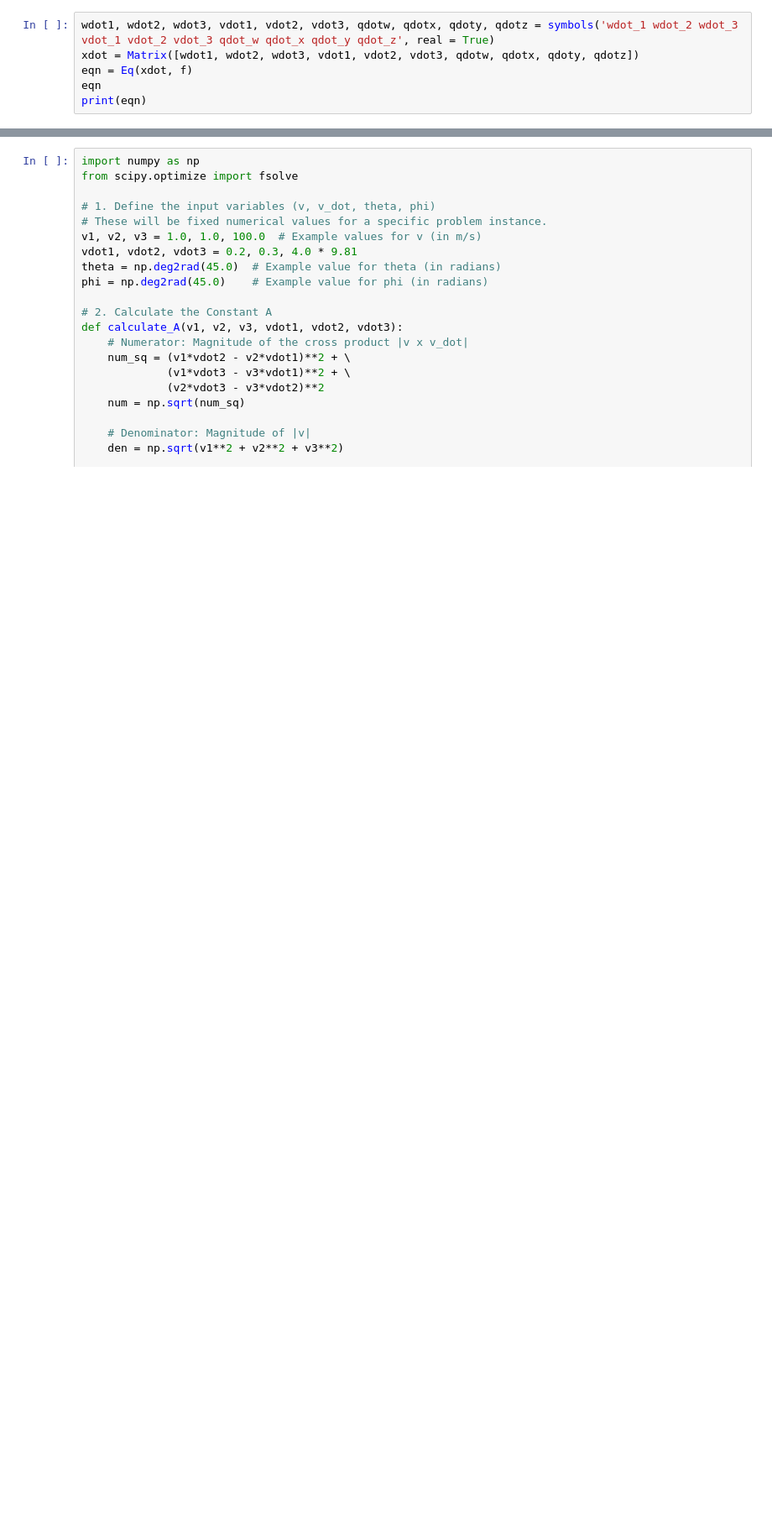
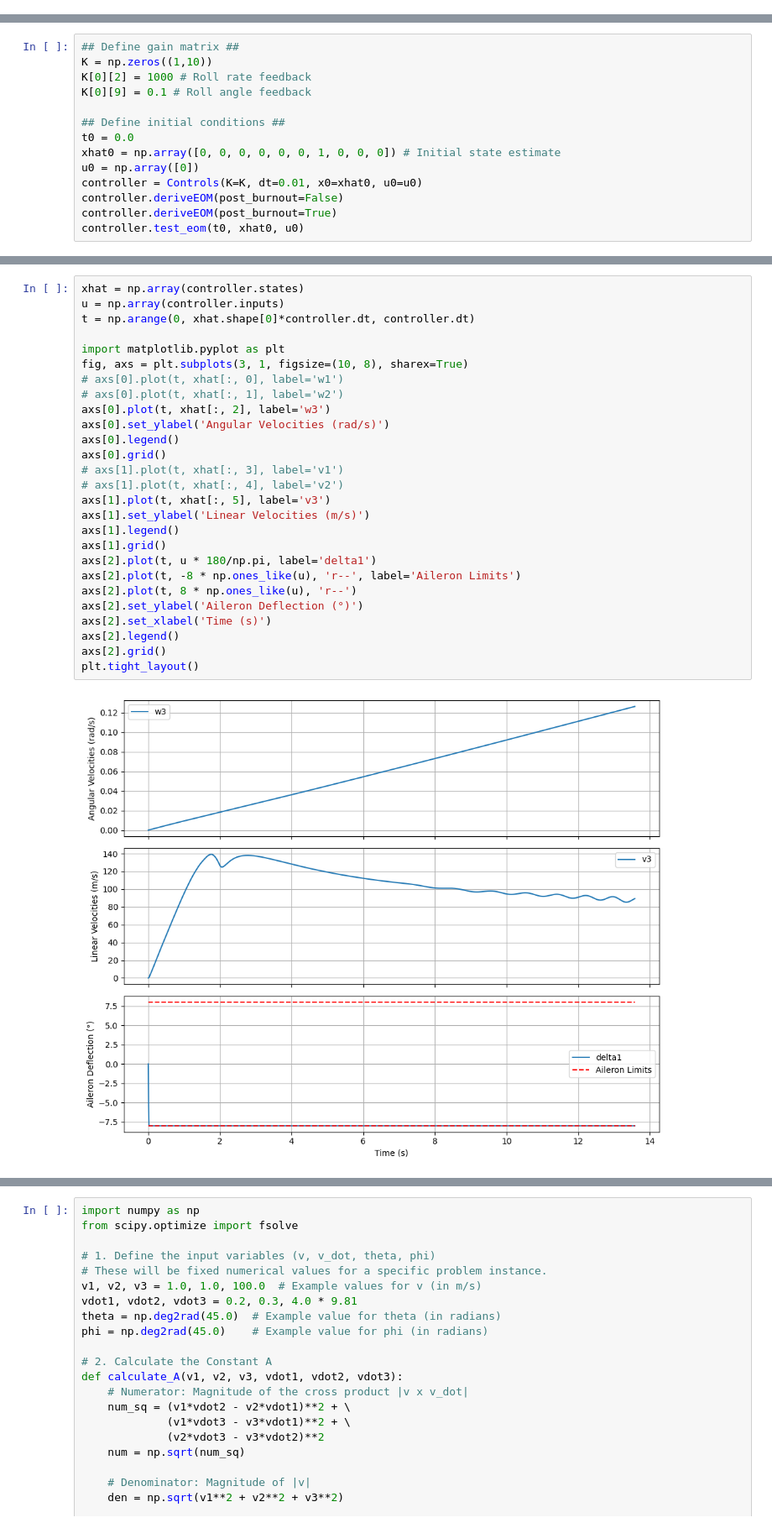
Before and after one commit to AODadbase/FV-Controls, a Jupyter notebook: LRI_Meshcat/Implementation/Render.ipynb, the cells around one changed output, grey strips where cells are left out. Shown at 84% size. Drawn from its saved outputs; the diff is of its cells as text; blank space fills up the shorter version.

Commit message:
Velocity graph in Render.ipynb seems accurate, added clamping to certain values in the EoMs to ensure stable calculations that don't blow up when dividing by 0.

```diff
--- a/LRI_Meshcat/Implementation/Render.ipynb
+++ b/LRI_Meshcat/Implementation/Render.ipynb
@@ -552,6 +38,0 @@ Matrix([
-# %%
-wdot1, wdot2, wdot3, vdot1, vdot2, vdot3, qdotw, qdotx, qdoty, qdotz = symbols('wdot_1 wdot_2 wdot_3 vdot_1 vdot_2 vdot_3 qdot_w qdot_x qdot_y qdot_z', real = True)
-xdot = Matrix([wdot1, wdot2, wdot3, vdot1, vdot2, vdot3, qdotw, qdotx, qdoty, qdotz])
-eqn = Eq(xdot, f)
-eqn
-print(eqn)
@@ -575,0 +944,14 @@ Eq(Matrix([
+# %%
+## Define gain matrix ##
+K = np.zeros((1,10))
+K[0][2] = 1000 # Roll rate feedback
+K[0][9] = 0.1 # Roll angle feedback
+
+## Define initial conditions ##
+t0 = 0.0
+xhat0 = np.array([0, 0, 0, 0, 0, 0, 1, 0, 0, 0]) # Initial state estimate
+u0 = np.array([0])
+controller = Controls(K=K, dt=0.01, x0=xhat0, u0=u0)
+controller.deriveEOM(post_burnout=False)
+controller.deriveEOM(post_burnout=True)
+controller.test_eom(t0, xhat0, u0)
@@ -575,0 +976,29 @@ Eq(Matrix([
+# %%
+xhat = np.array(controller.states)
+u = np.array(controller.inputs)
+t = np.arange(0, xhat.shape[0]*controller.dt, controller.dt)
+
+import matplotlib.pyplot as plt
+fig, axs = plt.subplots(3, 1, figsize=(10, 8), sharex=True)
+# axs[0].plot(t, xhat[:, 0], label='w1')
+# axs[0].plot(t, xhat[:, 1], label='w2')
+axs[0].plot(t, xhat[:, 2], label='w3')
+axs[0].set_ylabel('Angular Velocities (rad/s)')
+axs[0].legend()
+axs[0].grid()
+# axs[1].plot(t, xhat[:, 3], label='v1')
+# axs[1].plot(t, xhat[:, 4], label='v2')
+axs[1].plot(t, xhat[:, 5], label='v3')
+axs[1].set_ylabel('Linear Velocities (m/s)')
+axs[1].legend()
+axs[1].grid()
+axs[2].plot(t, u * 180/np.pi, label='delta1')
+axs[2].plot(t, -8 * np.ones_like(u), 'r--', label='Aileron Limits')
+axs[2].plot(t, 8 * np.ones_like(u), 'r--')
+axs[2].set_ylabel('Aileron Deflection (°)')
+axs[2].set_xlabel('Time (s)')
+axs[2].legend()
+axs[2].grid()
+plt.tight_layout()
+# %% [output]
+[figure, added]
```
Also changed, not shown: parts of 14 cells of this notebook.
